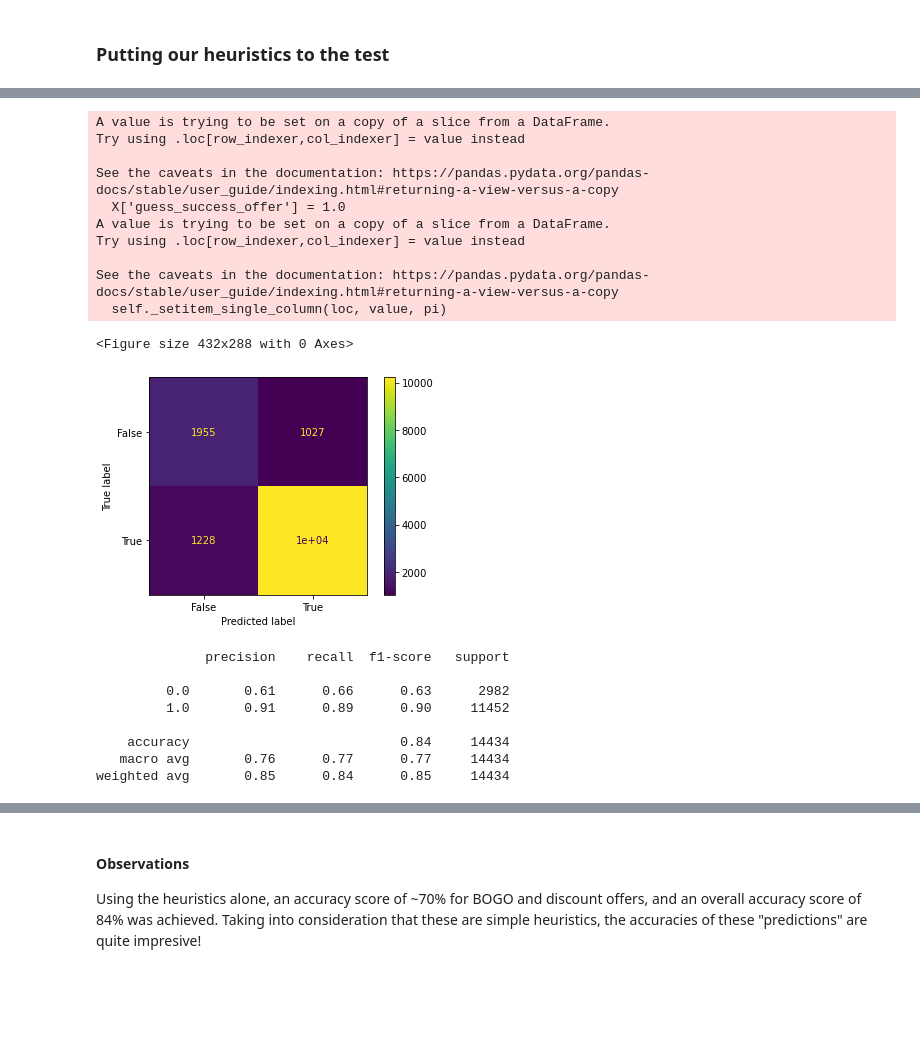
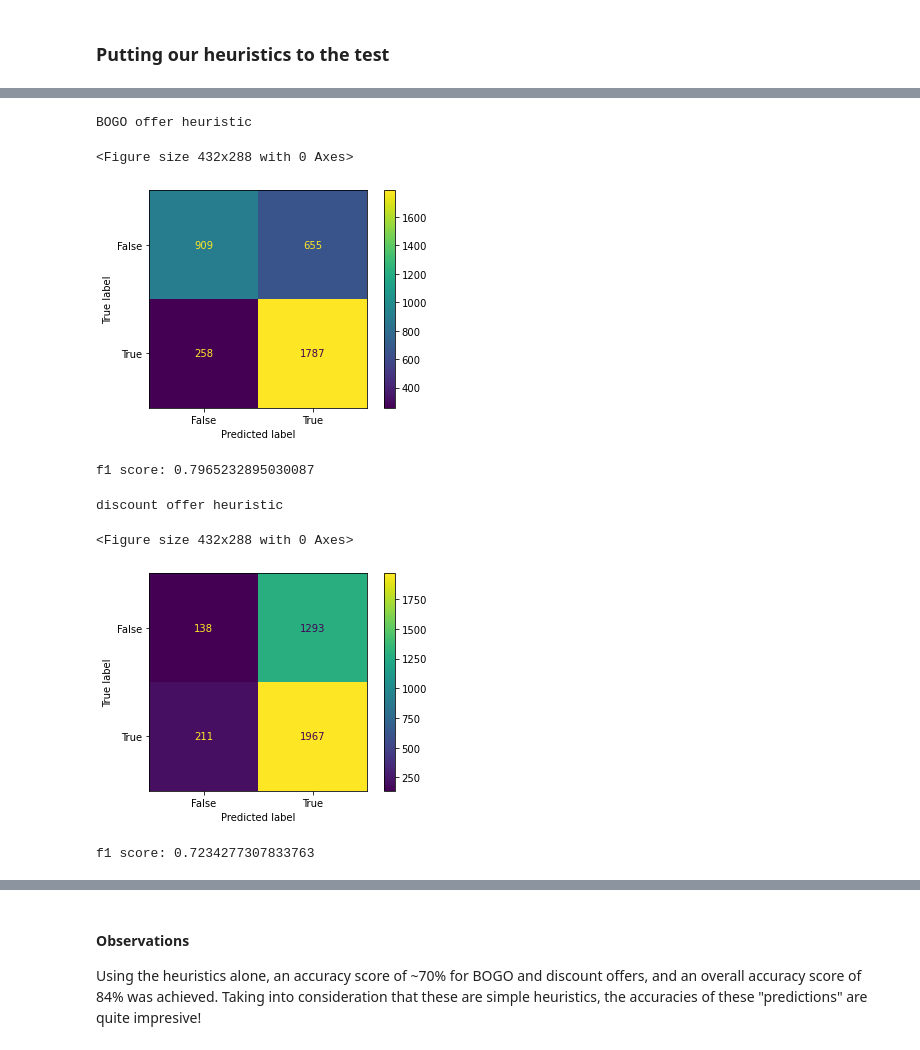
Before and after one commit to L33T-Snack3r/Starbucks-Promotions, a Jupyter notebook: Starbucks_Capstone_notebook.ipynb, the cells around one changed output, grey strips where cells are left out. Saved outputs shown, nothing was run; the diff lists cells and outputs as text; code cells hidden in the pictures; blank space fills up the shorter version.

```diff
--- a/Starbucks_Capstone_notebook.ipynb
+++ b/Starbucks_Capstone_notebook.ipynb
@@ -1302,34 +1233,45 @@ weighted avg       0.70      0.70      0.68     14434
-# %%
-# Applying the heuristics to success of either type of offer
-X = customer_summary[['success_offer']]
-X['guess_success_offer'] = 1.0
-X.loc[((customer_summary['spending_pattern'] == 'C') & (customer_summary['months_member_cluster'] == 0)),'guess_success_offer'] = 0.0
-
-#Classification report
-conf_matrix = confusion_matrix(X['success_offer'],X['guess_success_offer'])
-cm_display = ConfusionMatrixDisplay(confusion_matrix = conf_matrix, display_labels = [False, True])
-plt.figure()
-cm_display.plot()
-plt.show()
-print(classification_report(X['success_offer'],X['guess_success_offer']))
-# %% [output]
-A value is trying to be set on a copy of a slice from a DataFrame.
-Try using .loc[row_indexer,col_indexer] = value instead
-
-See the caveats in the documentation: https://pandas.pydata.org/pandas-docs/stable/user_guide/indexing.html#returning-a-view-versus-a-copy
-  X['guess_success_offer'] = 1.0
-A value is trying to be set on a copy of a slice from a DataFrame.
-Try using .loc[row_indexer,col_indexer] = value instead
-
-See the caveats in the documentation: https://pandas.pydata.org/pandas-docs/stable/user_guide/indexing.html#returning-a-view-versus-a-copy
-  self._setitem_single_column(loc, value, pi)
-<Figure size 432x288 with 0 Axes>
-[figure, removed]
-              precision    recall  f1-score   support
-
-         0.0       0.61      0.66      0.63      2982
-         1.0       0.91      0.89      0.90     11452
-
-    accuracy                           0.84     14434
-   macro avg       0.76      0.77      0.77     14434
-weighted avg       0.85      0.84      0.85     14434
+# %%
+# Applying the heuristics to BOGO offers:
+# All small spenders have a low likelihood of responding to BOGO offers
+
+#Train test split, we dont need X_train, y_train.
+#This split is done so that a fair comparison can be made with the classification models later
+X_train, X_test, y_train, y_test = prepare_data(customer_summary, offer_type='BOGO',random_state=420)
+
+y_pred = y_test.copy()
+y_pred.iloc[:,:] = 1.0 #Set all values to 1.0
+y_pred.loc[(X_test['C']==1),'success_BOGO'] = 0.0
+
+print('\n{} offer heuristic'.format('BOGO'))
+conf_matrix = confusion_matrix(y_test,y_pred)
+cm_display = ConfusionMatrixDisplay(confusion_matrix = conf_matrix, display_labels = [False, True])
+plt.figure()
+cm_display.plot()
+plt.show()
+print('f1 score: {}'.format(f1_score(y_test,y_pred)))
+# %% [output]
+BOGO offer heuristic
+<Figure size 432x288 with 0 Axes>
+[figure, added]
+f1 score: 0.7965232895030087
+# %%
+# Applying the heuristics to discount offers
+# Small spenders who have been members for 16 months or less have a low likelihood of responding to discount offers
+X_train, X_test, y_train, y_test = prepare_data(customer_summary, offer_type='discount',random_state=420)
+
+y_pred = y_test.copy()
+y_pred.iloc[:,:] = 1.0 #Set all values to 1.0
+y_pred.loc[(X_test['C']==1) & (X_test['months_since_member'] > 17),'success_discount'] = 0.0
+
+print('\n{} offer heuristic'.format('discount'))
+conf_matrix = confusion_matrix(y_test,y_pred)
+cm_display = ConfusionMatrixDisplay(confusion_matrix = conf_matrix, display_labels = [False, True])
+plt.figure()
+cm_display.plot()
+plt.show()
+print('f1 score: {}'.format(f1_score(y_test,y_pred)))
+# %% [output]
+discount offer heuristic
+<Figure size 432x288 with 0 Axes>
+[figure, added]
+f1 score: 0.7234277307833763
```
Also changed, not shown: parts of 21 cells of this notebook.
